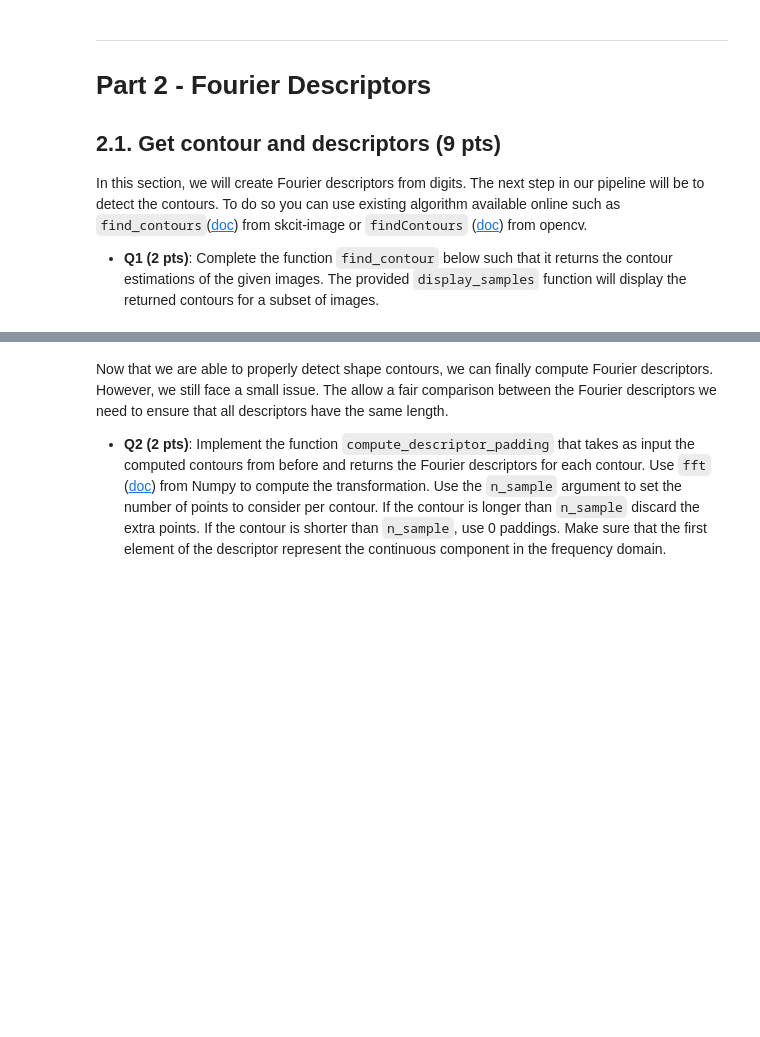
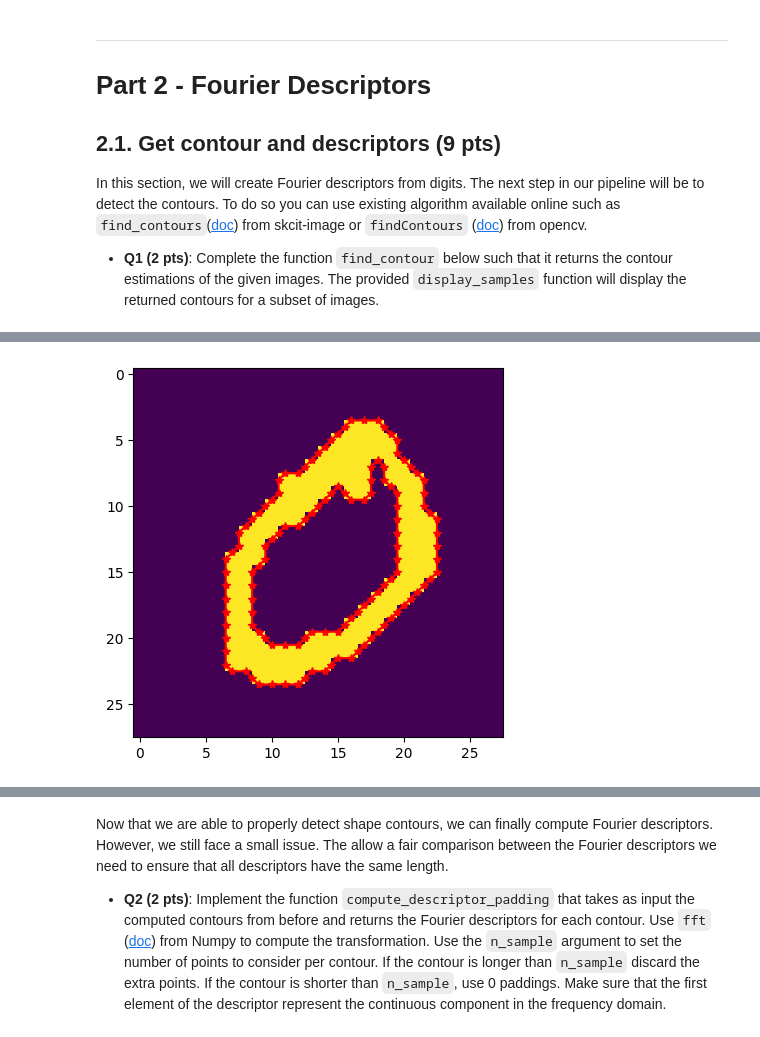
Before and after one commit to roduit/EE-451-IAPR, a Jupyter notebook: labs/lab_02_325140_329487.ipynb, the cells around one changed output, grey strips where cells are left out. Saved outputs shown, nothing was run; the diff lists cells and outputs as text; code cells hidden in the pictures; blank space fills up the shorter version.

```diff
--- a/labs/lab_02_325140_329487.ipynb
+++ b/labs/lab_02_325140_329487.ipynb
@@ -159,6 +167,7 @@ def extract_label(images: np.ndarray, labels: np.ndarray, target_label: int):
 
     # ------------------
     # Your code here ...
+    img_extract = images[labels == target_label]
     # ------------------
 
     return img_extract
@@ -207,6 +219,15 @@ def preprocess(images: np.ndarray):
 
     # ------------------
     # Your code here ...
+    disk_size = 5
+    for i in range(n):
+        img = images[i]
+        img = img > 128
+        # selem = disk(disk_size)
+        # img_opening = opening(img, selem)
+        # img_opening = remove_small_objects(img_opening,50)
+        # img_process[i] = img_opening
+        img_process[i] = img
     # ------------------
 
     return img_process
@@ -272,0 +303,13 @@ display_samples(
+# %%
+img = images_p_a[0]
+cnt = sk.measure.find_contours(img)
+
+plt.imshow(img, interpolation="nearest")
+
+# Plot each contour separately
+for contour in cnt:
+    plt.plot(contour[:, 1], contour[:, 0], 'r-*')
+
+plt.show()
+# %% [output]
+[figure, added]
```
Also changed, not shown: parts of 9 cells of this notebook.
